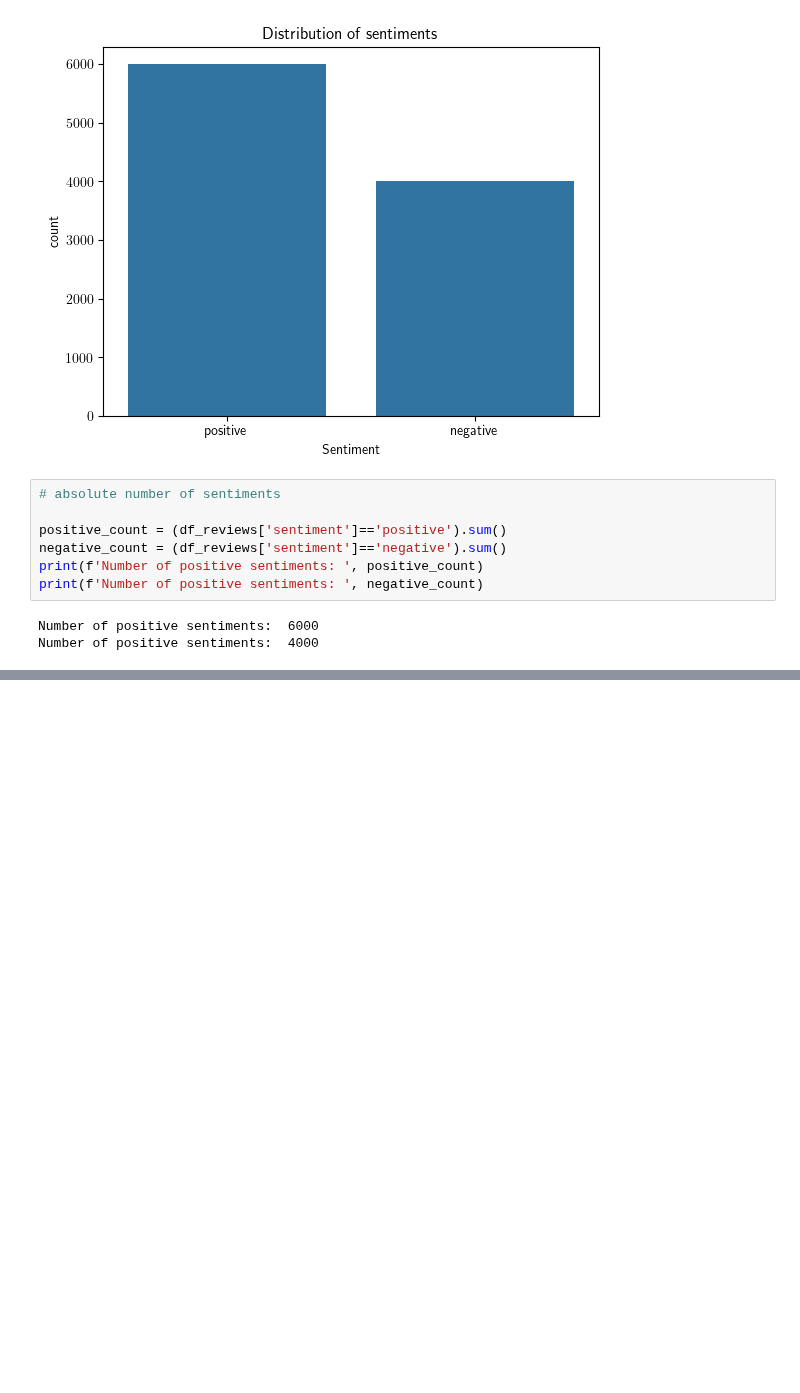
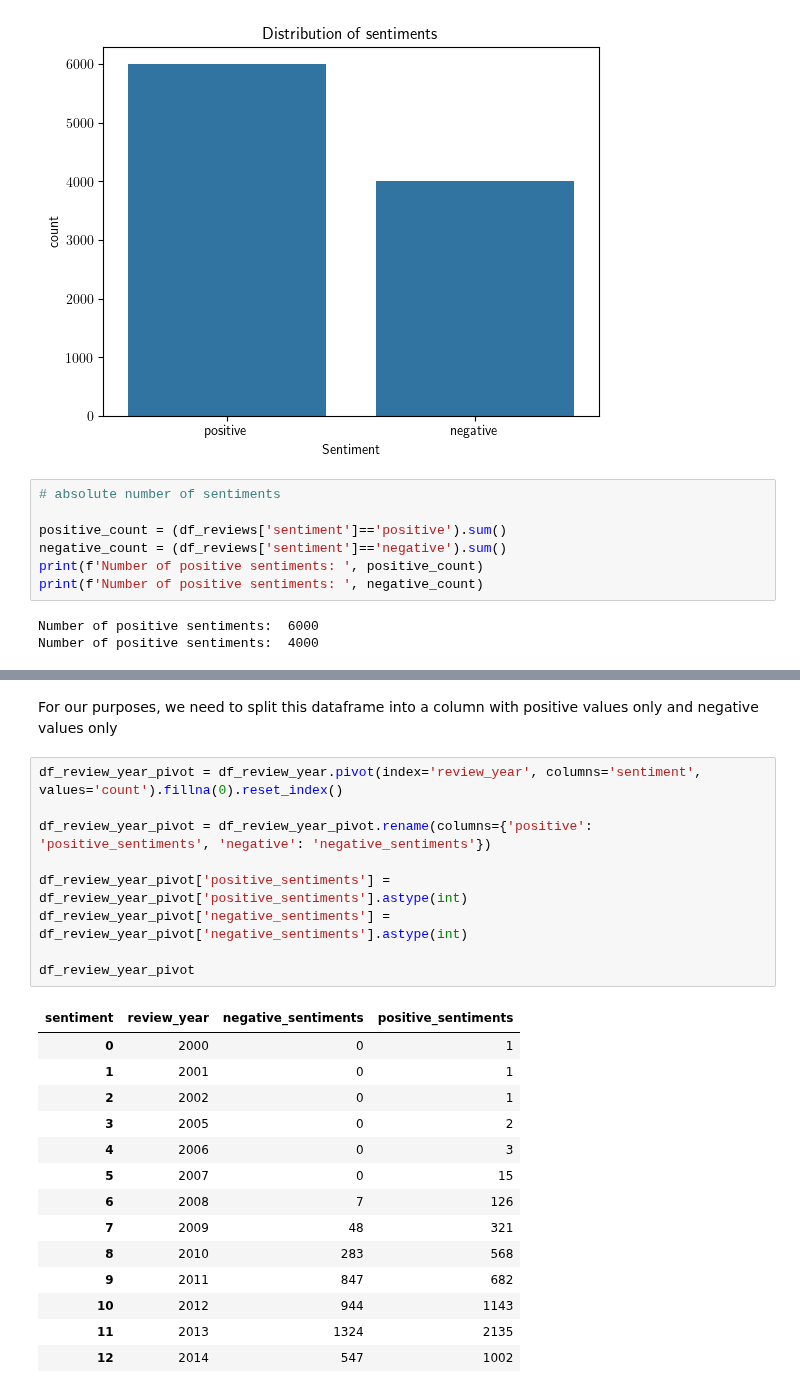
Before and after one commit to gabrielmglh/book-sentiment-analysis, a Jupyter notebook: notebooks/02_data_analysis.ipynb, the cells around one changed output, grey strips where cells are left out. Saved outputs shown, nothing was run; the diff lists cells and outputs as text; blank space fills up the shorter version.

```diff
--- a/notebooks/02_data_analysis.ipynb
+++ b/notebooks/02_data_analysis.ipynb
@@ -63,0 +150,26 @@ Number of positive sentiments:  4000
+# %% [markdown]
+For our purposes, we need to split this dataframe into a column with positive values only and negative values only
+# %%
+df_review_year_pivot = df_review_year.pivot(index='review_year', columns='sentiment', values='count').fillna(0).reset_index()
+
+df_review_year_pivot = df_review_year_pivot.rename(columns={'positive': 'positive_sentiments', 'negative': 'negative_sentiments'})
+
+df_review_year_pivot['positive_sentiments'] = df_review_year_pivot['positive_sentiments'].astype(int)
+df_review_year_pivot['negative_sentiments'] = df_review_year_pivot['negative_sentiments'].astype(int)
+
+df_review_year_pivot
+# %% [output]
+| sentiment | review_year | negative_sentiments | positive_sentiments |
+| 0 | 2000 | 0 | 1 |
+| 1 | 2001 | 0 | 1 |
+| 2 | 2002 | 0 | 1 |
+| 3 | 2005 | 0 | 2 |
+| 4 | 2006 | 0 | 3 |
+| 5 | 2007 | 0 | 15 |
+| 6 | 2008 | 7 | 126 |
+| 7 | 2009 | 48 | 321 |
+| 8 | 2010 | 283 | 568 |
+| 9 | 2011 | 847 | 682 |
+| 10 | 2012 | 944 | 1143 |
+| 11 | 2013 | 1324 | 2135 |
+| 12 | 2014 | 547 | 1002 |
```
Also changed, not shown: parts of 15 cells of this notebook, 2 other files.
